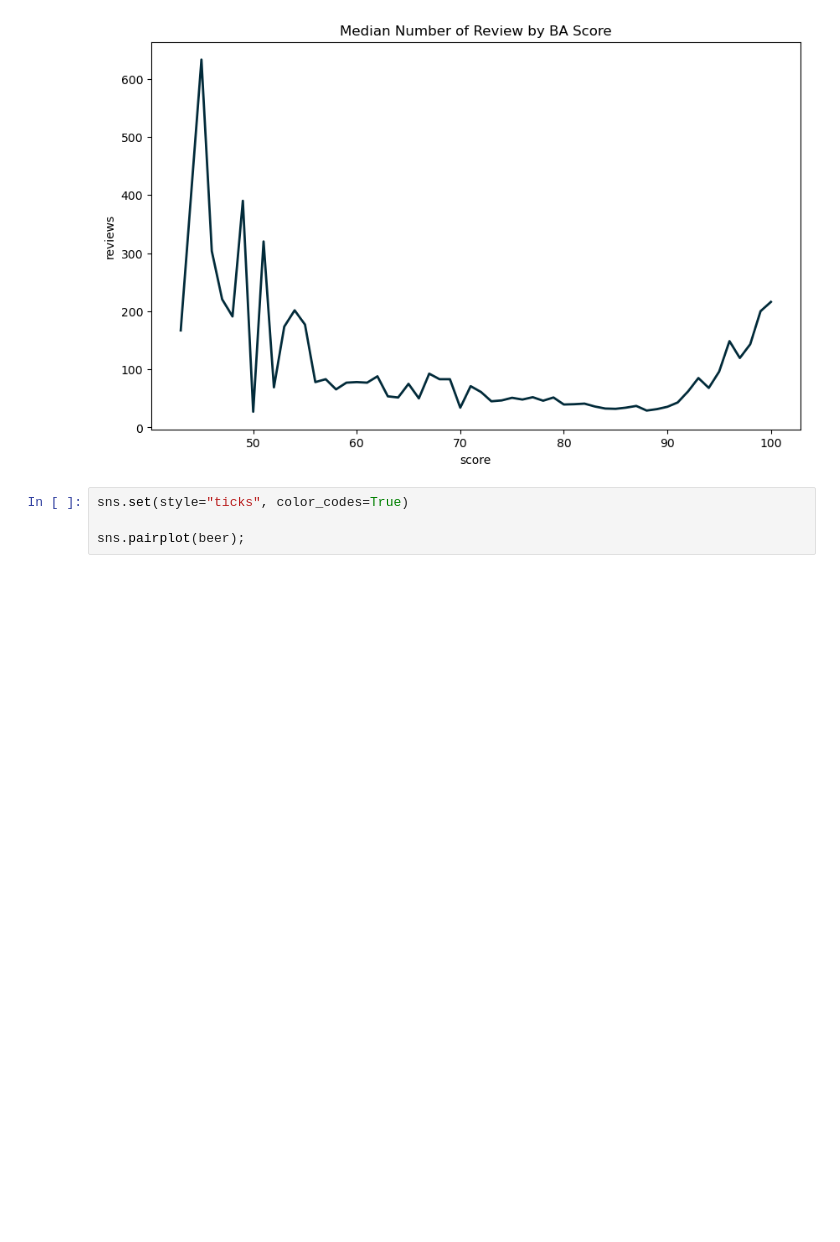
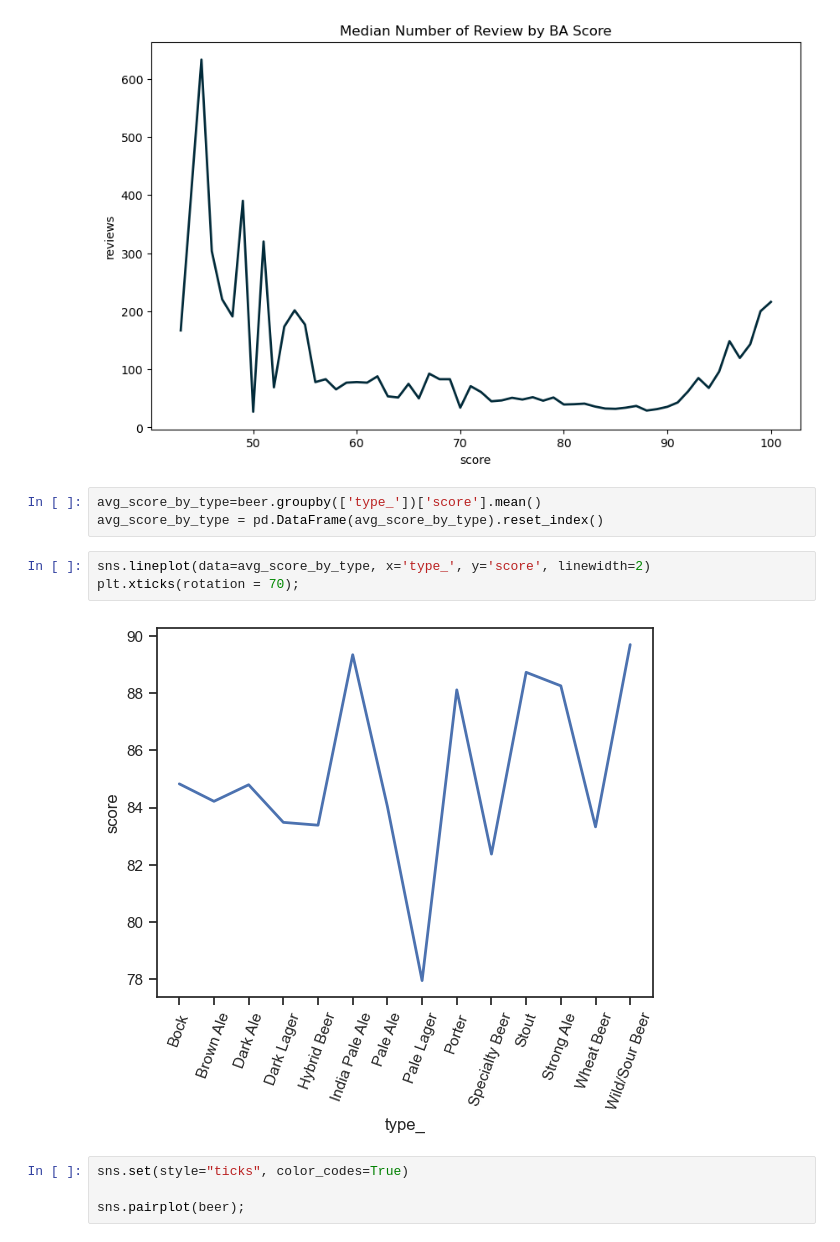
Before and after one commit to megyg6/sovereign-of-suds, a Jupyter notebook: notebooks/sov_beer_eda_2.ipynb, the cells around one changed output. Saved outputs shown, nothing was run; the diff lists cells and outputs as text; blank space fills up the shorter version.

```diff
--- a/notebooks/sov_beer_eda_2.ipynb
+++ b/notebooks/sov_beer_eda_2.ipynb
@@ -174,6 +174,14 @@ plt.title('Median Number of Review by BA Score');
 #typically reviews tend to happen when the beer is really bad as opposed to really good
 # %% [output]
 [figure]
+# %%
+avg_score_by_type=beer.groupby(['type_'])['score'].mean()
+avg_score_by_type = pd.DataFrame(avg_score_by_type).reset_index()
+# %%
+sns.lineplot(data=avg_score_by_type, x='type_', y='score', linewidth=2)
+plt.xticks(rotation = 70);
+# %% [output]
+[figure, added]
 # %%
 sns.set(style="ticks", color_codes=True)
 
```
Also changed, not shown: parts of 12 cells of this notebook.
